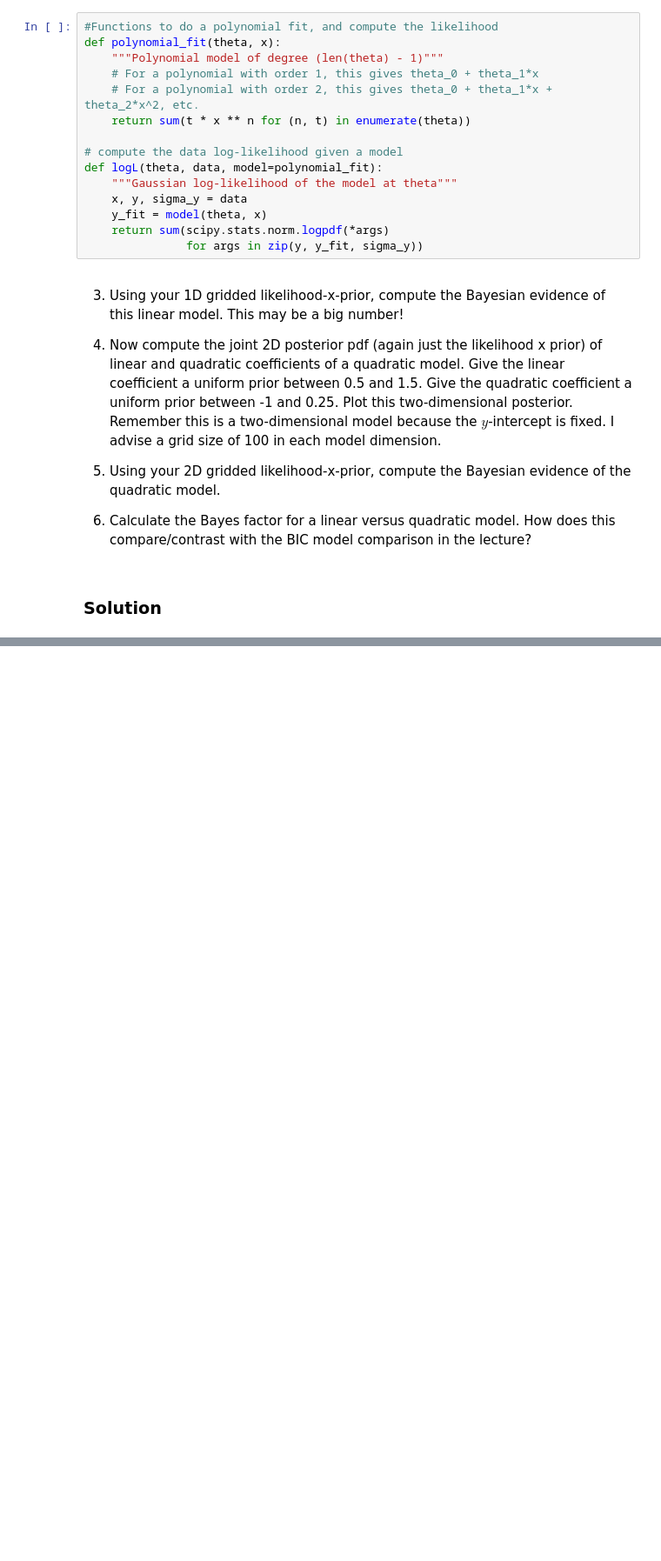
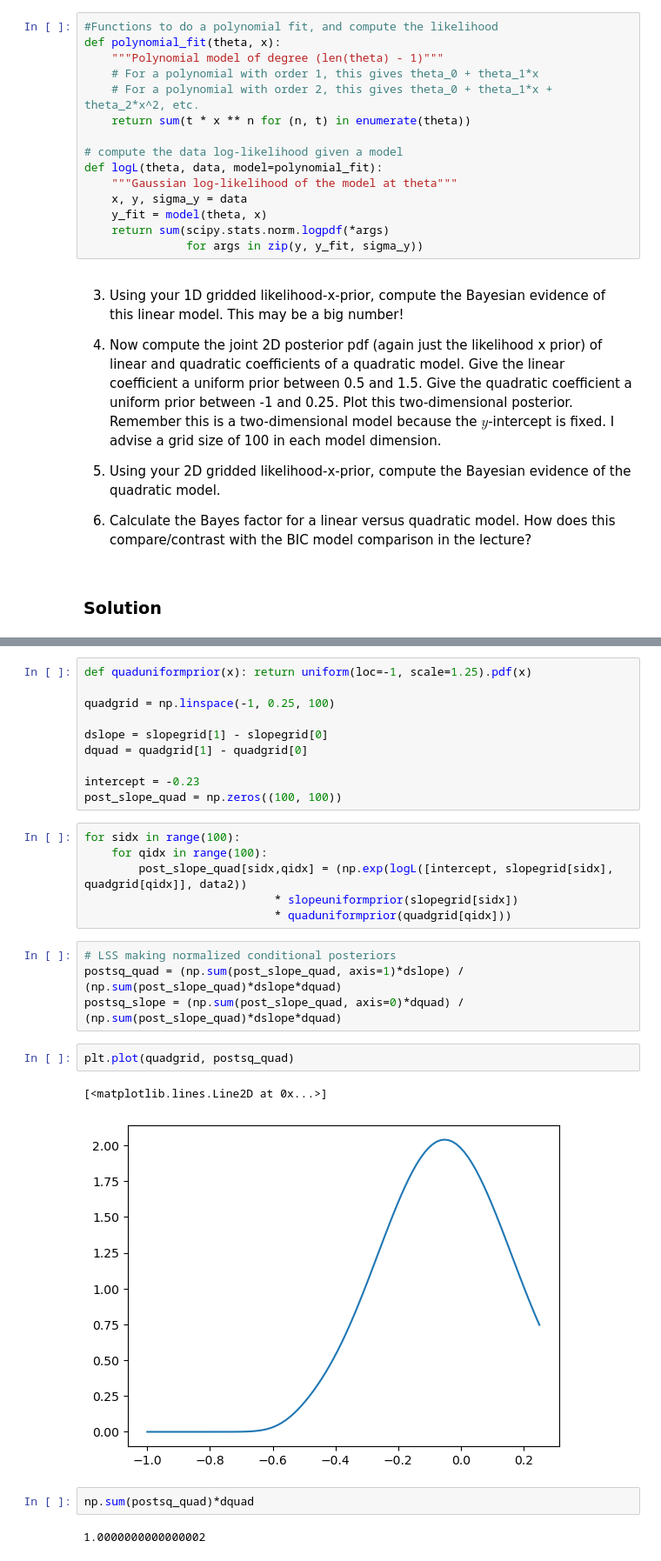
Before and after one commit to VanderbiltAstronomy/astr_8070_s24, a Jupyter notebook: coursework/student_folders/levi_schult/hws/vu_astr8070_s24_hw4_levischult.ipynb, the cells around one changed output, grey strips where cells are left out. Shown at 87% size. Drawn from its saved outputs; the diff is of its cells as text; blank space fills up the shorter version.

```diff
--- a/coursework/student_folders/levi_schult/hws/vu_astr8070_s24_hw4_levischult.ipynb
+++ b/coursework/student_folders/levi_schult/hws/vu_astr8070_s24_hw4_levischult.ipynb
@@ -354,0 +389,29 @@ def logL(theta, data, model=polynomial_fit):
+# %%
+def quaduniformprior(x): return uniform(loc=-1, scale=1.25).pdf(x)
+
+quadgrid = np.linspace(-1, 0.25, 100)
+
+dslope = slopegrid[1] - slopegrid[0]
+dquad = quadgrid[1] - quadgrid[0]
+
+intercept = -0.23
+post_slope_quad = np.zeros((100, 100))
+# %%
+for sidx in range(100):
+    for qidx in range(100):
+        post_slope_quad[sidx,qidx] = (np.exp(logL([intercept, slopegrid[sidx], quadgrid[qidx]], data2))
+                            * slopeuniformprior(slopegrid[sidx])
+                            * quaduniformprior(quadgrid[qidx]))
+# %%
+# LSS making normalized conditional posteriors
+postsq_quad = (np.sum(post_slope_quad, axis=1)*dslope) / (np.sum(post_slope_quad)*dslope*dquad)
+postsq_slope = (np.sum(post_slope_quad, axis=0)*dquad) / (np.sum(post_slope_quad)*dslope*dquad)
+# %%
+plt.plot(quadgrid, postsq_quad)
+# %% [output]
+[<matplotlib.lines.Line2D at 0x...>]
+[figure, added]
+# %%
+np.sum(postsq_quad)*dquad
+# %% [output]
+1.0000000000000002
```
Also changed, not shown: parts of 22 cells of this notebook.
